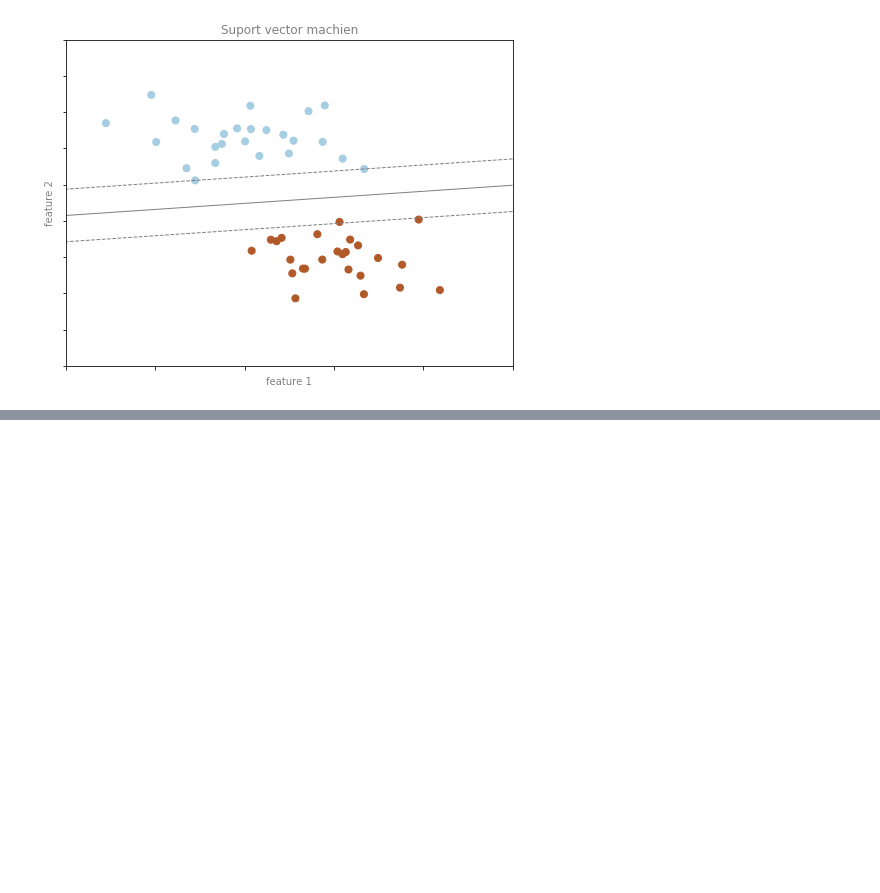
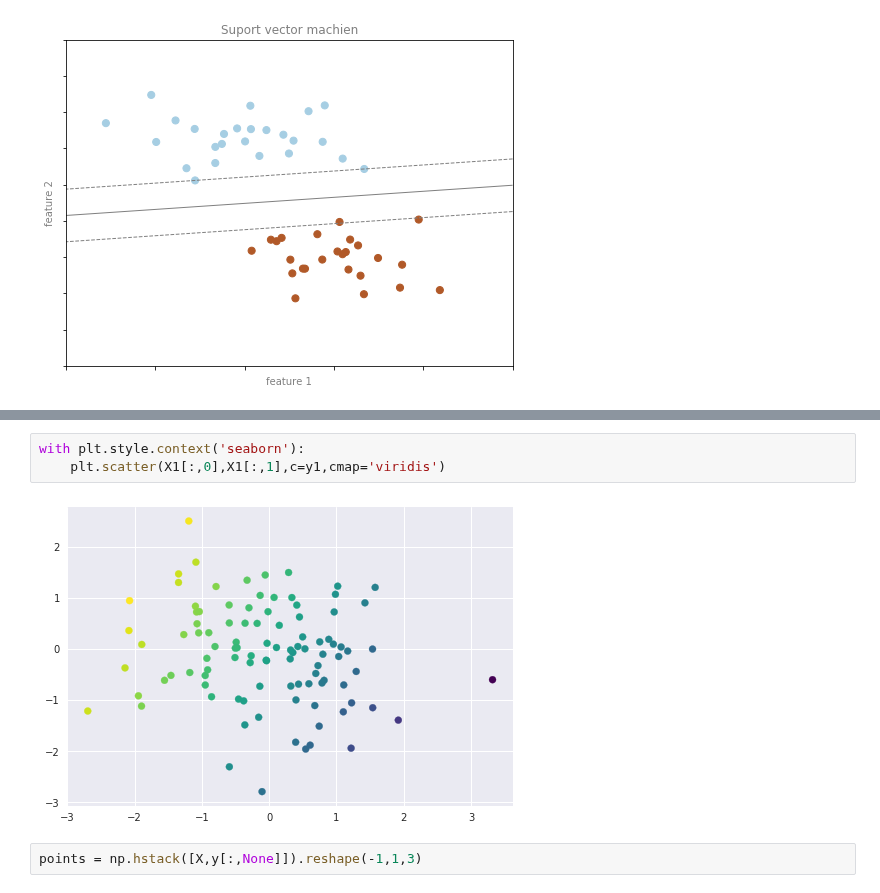
Before and after one commit to SpIIIII/jupyter-repo, a Jupyter notebook: Python Data Science Cookbook/Main (ML chapter).ipynb, the cells around one changed output, grey strips where cells are left out. Cells and saved outputs as stored; diff of their text form; blank space fills up the shorter version.

```diff
--- a/Python Data Science Cookbook/Main (ML chapter).ipynb
+++ b/Python Data Science Cookbook/Main (ML chapter).ipynb
@@ -87,0 +111,7 @@ ax.axis([-1,4,-2,7])
+# %%
+with plt.style.context('seaborn'):
+    plt.scatter(X1[:,0],X1[:,1],c=y1,cmap='viridis')
+# %% [output]
+[figure, added]
+# %%
+points = np.hstack([X,y[:,None]]).reshape(-1,1,3)
```
Also changed, not shown: parts of 4 cells of this notebook, 2 other files.
